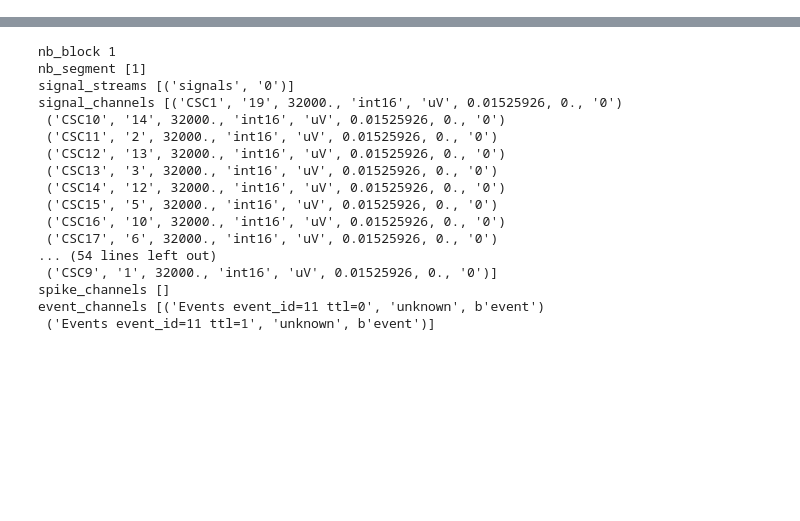
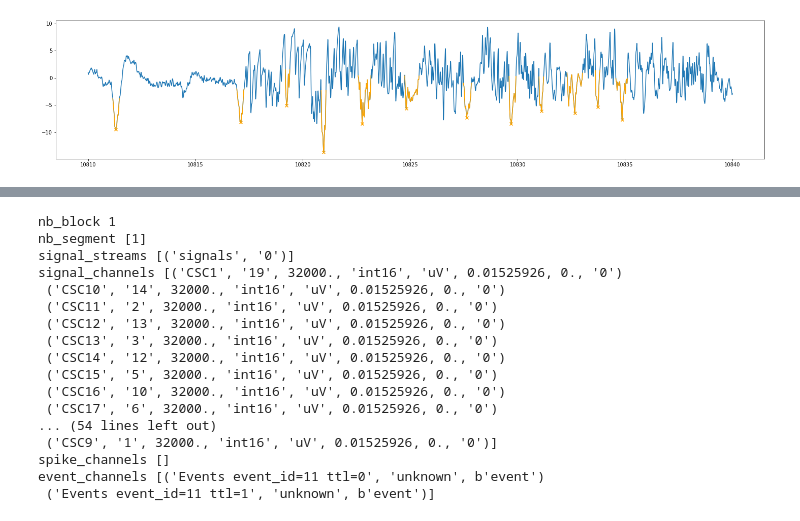
Before and after one commit to regevti/lfp_clustering, a Jupyter notebook: notebooks/pogona.ipynb, the cells around one changed output, grey strips where cells are left out. Cells and saved outputs as stored; diff of their text form; code cells hidden in the pictures; blank space fills up the shorter version.

```diff
--- a/notebooks/pogona.ipynb
+++ b/notebooks/pogona.ipynb
@@ -19,0 +23,11 @@ Wall time: 16.8 s
+# %%
+plt.figure(figsize=(25, 5))
+[peaks, properties] = find_peaks(-v, height=5, width=rd.fs*0.2, prominence=8, distance=rd.fs*0.5)
+plt.plot(t, v)
+plt.scatter(t[peaks], v[peaks], c='orange', marker='x')
+for i in range(len(peaks)):
+  i_start = int(properties['left_ips'][i])
+  i_stop = int(properties['right_ips'][i])
+  plt.plot(t[i_start:i_stop], v[i_start:i_stop], color='orange')
+# %% [output]
+[figure, added]
```
Also changed, not shown: parts of 5 cells of this notebook, 5 other files.
